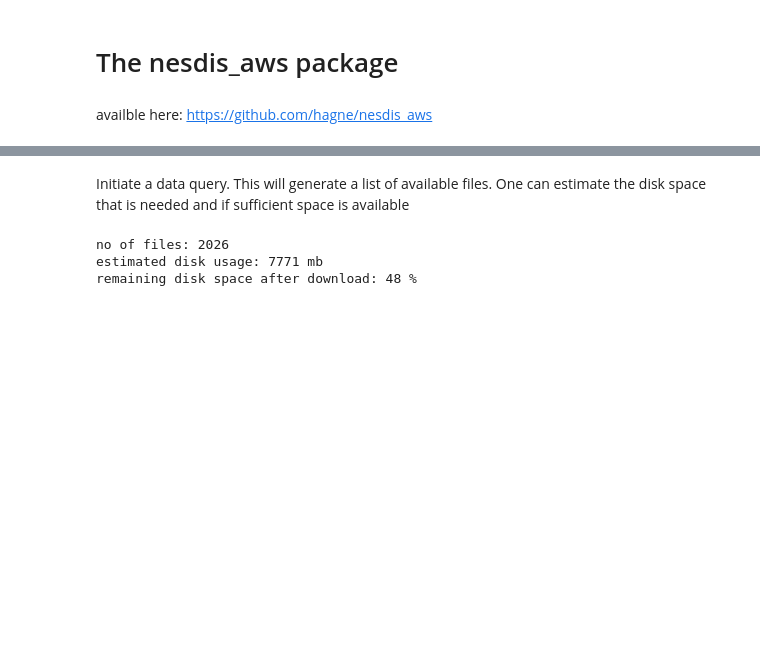
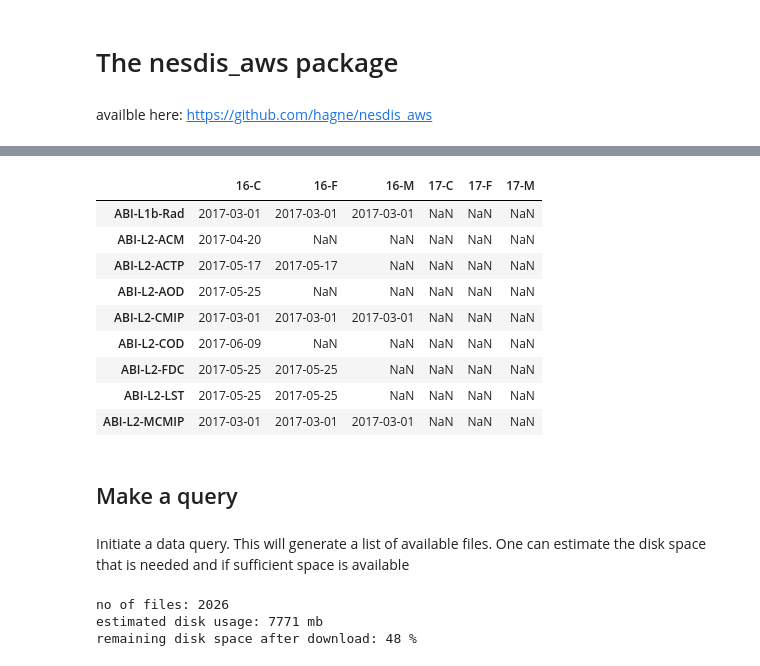
Before and after one commit to hagne/nesdis_aws, a Jupyter notebook: examples/getting_started.ipynb, the cells around one changed output, grey strips where cells are left out. Saved outputs shown, nothing was run; the diff lists cells and outputs as text; code cells hidden in the pictures; blank space fills up the shorter version.

```diff
--- a/examples/getting_started.ipynb
+++ b/examples/getting_started.ipynb
@@ -19,3 +52,26 @@ import nesdis_aws
+# %%
+def test(x, start = '2018-08-01'):
+    try:
+        dt = pd.to_datetime(x)
+    except:
+        return False
+    dtstart = pd.to_datetime(start)
+    return dtstart > dt
+# %%
+available_products[available_products.applymap(test)].dropna(how = 'all')
+# %% [output]
+|  | 16-C | 16-F | 16-M | 17-C | 17-F | 17-M |
+| ABI-L1b-Rad | 2017-03-01 | 2017-03-01 | 2017-03-01 | NaN | NaN | NaN |
+| ABI-L2-ACM | 2017-04-20 | NaN | NaN | NaN | NaN | NaN |
+| ABI-L2-ACTP | 2017-05-17 | 2017-05-17 | NaN | NaN | NaN | NaN |
+| ABI-L2-AOD | 2017-05-25 | NaN | NaN | NaN | NaN | NaN |
+| ABI-L2-CMIP | 2017-03-01 | 2017-03-01 | 2017-03-01 | NaN | NaN | NaN |
+| ABI-L2-COD | 2017-06-09 | NaN | NaN | NaN | NaN | NaN |
+| ABI-L2-FDC | 2017-05-25 | 2017-05-25 | NaN | NaN | NaN | NaN |
+| ABI-L2-LST | 2017-05-25 | 2017-05-25 | NaN | NaN | NaN | NaN |
+| ABI-L2-MCMIP | 2017-03-01 | 2017-03-01 | 2017-03-01 | NaN | NaN | NaN |
+# %% [markdown]
+## Make a query
 # %% [markdown]
 Initiate a data query. This will generate a list of available files. One can estimate the disk space that is needed and if sufficient space is available
 # %%
```
Also changed, not shown: parts of 9 cells of this notebook, 1 other file.
